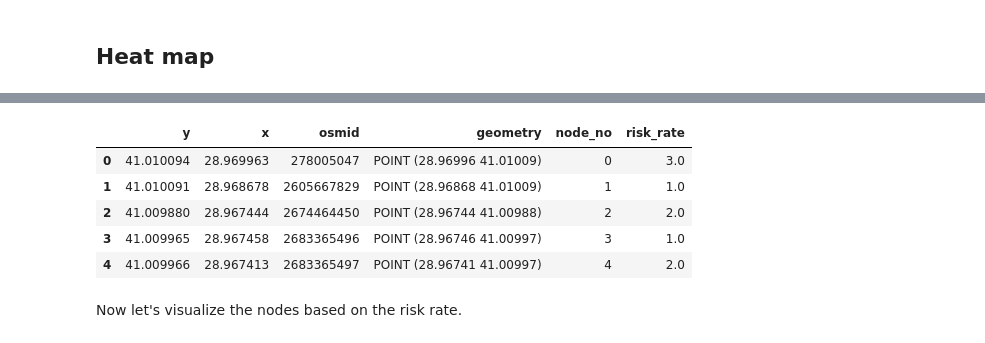
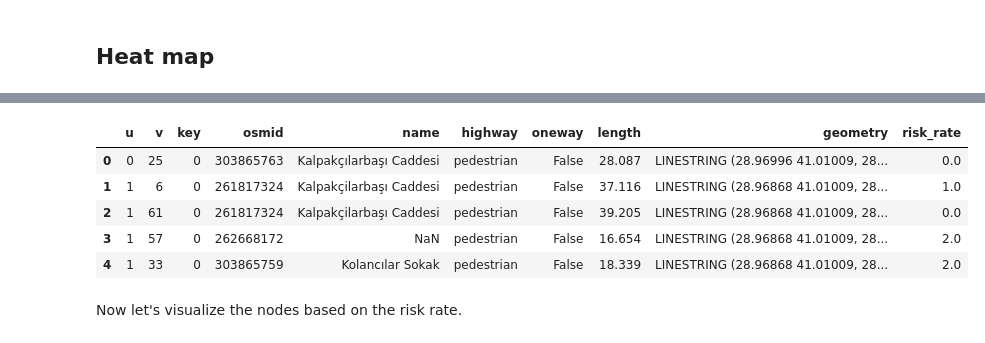
Before and after one commit to braunfuss/ImpactHubIstanbul, a Jupyter notebook: Q_learning_on_dummy_data.ipynb, the cells around one changed output, grey strips where cells are left out. Saved outputs shown, nothing was run; the diff lists cells and outputs as text; code cells hidden in the pictures.

```diff
--- a/Q_learning_on_dummy_data.ipynb
+++ b/Q_learning_on_dummy_data.ipynb
@@ -153,6 +132,6 @@ I am rating each node such that 0 means less risky and 5 means very much risky.
 # %%
-# array of length = number of nodes
-danger = np.zeros(len(nodes_df))
+# array of length = number of edges
+danger = np.zeros(len(edges_df))
 # %%
 def rate(rate, frequency, data):
 
@@ -170,10 +149,10 @@ def rate(rate, frequency, data):
     return data
 # %%
 # manipulate the array of zeros
-danger = rate(1, 64, danger)
-danger = rate(2, 32, danger)
-danger = rate(3, 16, danger)
-danger = rate(4, 8, danger)
-danger = rate(5, 4, danger)
+danger = rate(1, 128, danger)
+danger = rate(2, 64, danger)
+danger = rate(3, 32, danger)
+danger = rate(4, 16, danger)
+danger = rate(5, 16, danger)
 danger
 # %% [output]
@@ -188,14 +176,14 @@ array([3., 1., 2., 1., 2., 0., 3., 0., 2., 1., 0., 1., 2., 1., 0., 0., 2.,
 # %%
 # write this information to the node dataframe
-nodes_df['risk_rate'] = danger
-nodes_df.head()
+edges_df['risk_rate'] = danger
+edges_df.head()
 # %% [output]
-|  | y | x | osmid | geometry | node_no | risk_rate |
-| 0 | 41.010094 | 28.969963 | 278005047 | POINT (28.96996 41.01009) | 0 | 3.0 |
-| 1 | 41.010091 | 28.968678 | 2605667829 | POINT (28.96868 41.01009) | 1 | 1.0 |
-| 2 | 41.009880 | 28.967444 | 2674464450 | POINT (28.96744 41.00988) | 2 | 2.0 |
-| 3 | 41.009965 | 28.967458 | 2683365496 | POINT (28.96746 41.00997) | 3 | 1.0 |
-| 4 | 41.009966 | 28.967413 | 2683365497 | POINT (28.96741 41.00997) | 4 | 2.0 |
+|  | u | v | key | osmid | name | highway | oneway | length | geometry | risk_rate |
+| 0 | 0 | 25 | 0 | 303865763 | Kalpakçılarbaşı Caddesi | pedestrian | False | 28.087 | LINESTRING (28.96996 41.01009, 28... | 0.0 |
+| 1 | 1 | 6 | 0 | 261817324 | Kalpakçilarbaşı Caddesi | pedestrian | False | 37.116 | LINESTRING (28.96868 41.01009, 28... | 1.0 |
+| 2 | 1 | 61 | 0 | 261817324 | Kalpakçilarbaşı Caddesi | pedestrian | False | 39.205 | LINESTRING (28.96868 41.01009, 28... | 0.0 |
+| 3 | 1 | 57 | 0 | 262668172 | NaN | pedestrian | False | 16.654 | LINESTRING (28.96868 41.01009, 28... | 2.0 |
+| 4 | 1 | 33 | 0 | 303865759 | Kolancılar Sokak | pedestrian | False | 18.339 | LINESTRING (28.96868 41.01009, 28... | 2.0 |
 # %% [markdown]
 Now let's visualize the nodes based on the risk rate.
 # %%
```
Also changed, not shown: parts of 28 cells of this notebook.
